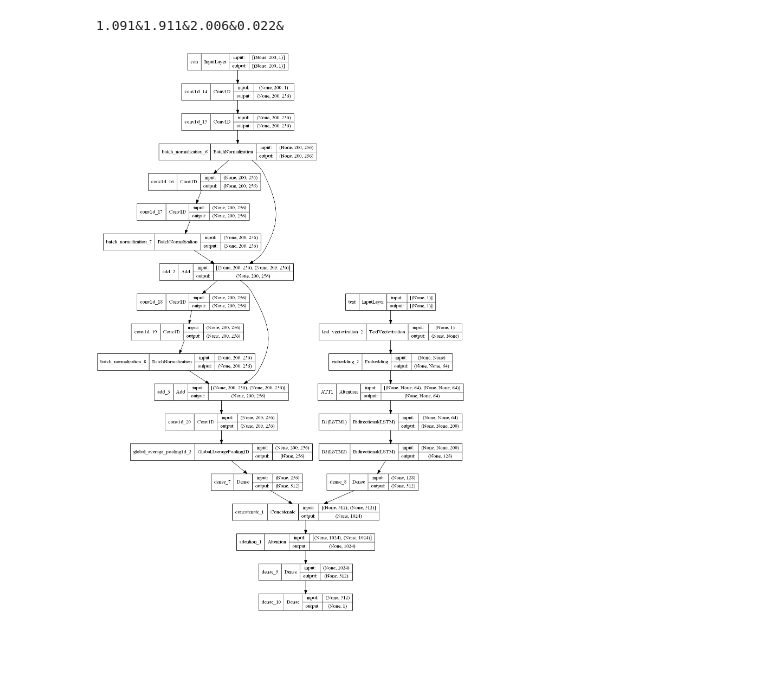
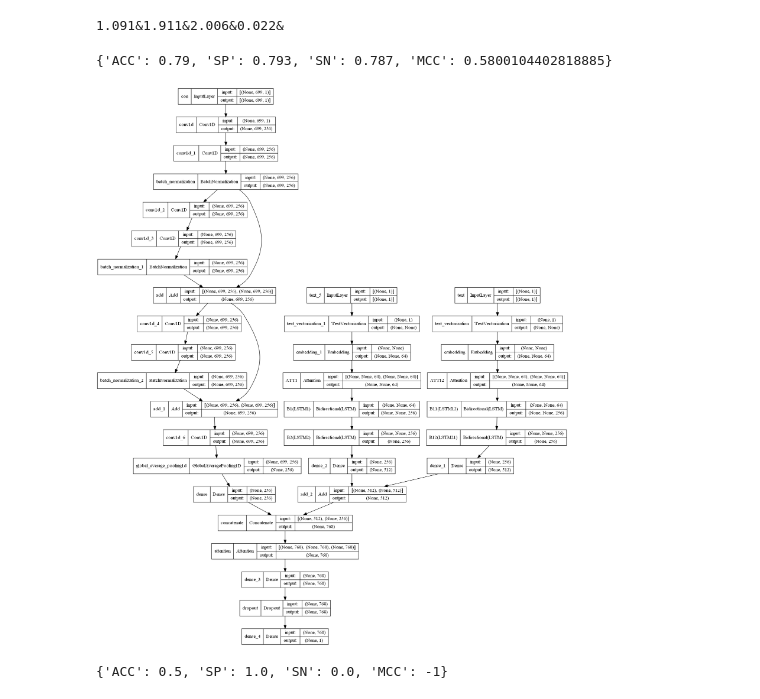
Before and after one commit to lftxd1/iEnhancer-DLRA, a Jupyter notebook: 1.ipynb, the cells around one changed output. Drawn from its saved outputs; the diff is of its cells as text; code cells hidden in the pictures; blank space fills up the shorter version.

```diff
--- a/1.ipynb
+++ b/1.ipynb
@@ -179,2 +274,16 @@ def returnVAccuracy():
+# %%
+import math
+TP=0.787
+TN=0.793
+FP=1-TN
+FN=1-TP
+SN=TP/(TP+FN)
+SP=TN/(TN+FP)
+ACC=(TP+TN)/(TP+TN+FN+FP)
+MCC=(TP*TN-FP*FN)/math.sqrt((TP+FP)*(TP+FN)*(TN+FP)*(TN+FN))
+text={"ACC":ACC,"SP":SP,"SN":SN,"MCC":MCC}
+text
+# %% [output]
+{'ACC': 0.79, 'SP': 0.793, 'SN': 0.787, 'MCC': 0.5800104402818885}
 # %%
 kf=KFold(n_splits=10,shuffle=True,random_state=5)
@@ -187,7 +298,7 @@ def load_model():
         kernel_size_1=1
         kernel_size_2=2
         kernel_size_3=3
-        input_con=tf.keras.Input(shape=(200,1),name='con')
+        input_con=tf.keras.Input(shape=(699,1),name='con')
         y=tf.keras.layers.Conv1D(kernel_num,kernel_size=kernel_size_1,strides=1,padding='same', activation=tf.nn.relu,kernel_regularizer=tf.keras.regularizers.l2(0.01))(input_con)
         y=tf.keras.layers.Conv1D(kernel_num, kernel_size=kernel_size_1,strides=1, padding='same', activation=tf.nn.relu,kernel_regularizer=tf.keras.regularizers.l2(0.01))(y)
 
@@ -197,53 +308,58 @@ def load_model():
         y=tf.keras.layers.Conv1D(kernel_num, kernel_size=kernel_size_2,strides=1, padding='same', activation=tf.nn.relu,kernel_regularizer=tf.keras.regularizers.l2(0.01))(y)
 
         y=tf.keras.layers.BatchNormalization()(y)
 
         block2_output=tf.keras.layers.add([y,block1_output])
 
         y=tf.keras.layers.Conv1D(kernel_num, kernel_size=kernel_size_3, padding='same', activation=tf.nn.relu,kernel_regularizer=tf.keras.regularizers.l2(0.01))(block2_output)
         y=tf.keras.layers.Conv1D(kernel_num, kernel_size=kernel_size_3, padding='same', activation=tf.nn.relu,kernel_regularizer=tf.keras.regularizers.l2(0.01))(y)
         y=tf.keras.layers.BatchNormalization()(y)
 
         block3_output=tf.keras.layers.add([y,block2_output])
 
-        # y=tf.keras.layers.Conv1D(kernel_num, kernel_size=kernel_size_3, padding='same', activation=tf.nn.relu,kernel_regularizer=tf.keras.regularizers.l2(0.01))(block3_output)
-        # y=tf.keras.layers.Conv1D(kernel_num, kernel_size=kernel_size_3, padding='same', activation=tf.nn.relu,kernel_regularizer=tf.keras.regularizers.l2(0.01))(y)
-        # y=tf.keras.layers.BatchNormalization()(y)
 
-        # block4_output=tf.keras.layers.add([y,block3_output])
-
-        # y=tf.keras.layers.Conv1D(kernel_num, kernel_size=kernel_size_3, padding='same', activation=tf.nn.relu,kernel_regularizer=tf.keras.regularizers.l2(0.01))(block4_output)
-        # y=tf.keras.layers.Conv1D(kernel_num, kernel_size=kernel_size_3, padding='same', activation=tf.nn.relu,kernel_regularizer=tf.keras.regularizers.l2(0.01))(y)
-        # y=tf.keras.layers.BatchNormalization()(y)
-
-        # block5_output=tf.keras.layers.add([y,block4_output])
-
-        y=tf.keras.layers.Conv1D(kernel_num, kernel_size=1, padding='same', activation=tf.nn.relu,kernel_regularizer=tf.keras.regularizers.l2(0.01))(block3_output)
+        y=tf.keras.layers.Conv1D(kernel_num, kernel_size=3, padding='same', activation=tf.nn.relu,kernel_regularizer=tf.keras.regularizers.l2(0.01))(block3_output)
 
         y=tf.keras.layers.GlobalAveragePooling1D()(y)
-        y=tf.keras.layers.Dense(512, activation='relu')(y)
+        y=tf.keras.layers.Dense(256,activation='relu')(y)
 
         input_text=tf.keras.Input(shape=(1,),dtype='string',name="text")
         encoder=tf.keras.layers.TextVectorization(max_tokens=100)
-        encoder.adapt(feature_text)
+        encoder.adapt(train_text)
         x=encoder(input_text)
 
         x=tf.keras.layers.Embedding(input_dim=len(encoder.get_vocabulary()),output_dim=64,mask_zero=True)(x)
-        x=tf.keras.layers.Attention(name="ATT1")([x,x])
-        x=tf.keras.layers.Bidirectional(tf.keras.layers.LSTM(100,return_sequences=True,name="LSTM1"),name="B1")(x)
-        x=tf.keras.layers.Bidirectional(tf.keras.layers.LSTM(64,name="LSTM2"),name="B2")(x)
-        x=tf.keras.layers.Dense(512, activation='relu')(x)
+        x=tf.keras.layers.Attention(name="ATT12")([x,x])
+        x=tf.keras.layers.Bidirectional(tf.keras.layers.LSTM(128,return_sequences=True,name="LSTM12"),name="B11")(x)
+        x=tf.keras.layers.Bidirectional(tf.keras.layers.LSTM(128,name="LSTM21"),name="B12")(x)
+        x=tf.keras.layers.Dense(512,activation='relu')(x)
+
+        input_text_5=tf.keras.Input(shape=(1,),dtype='string',name="text_5")
+        encoder_5=tf.keras.layers.TextVectorization(max_tokens=100)
+        encoder_5.adapt(train_text_5)
+        z=encoder_5(input_text_5)
+
+        z=tf.keras.layers.Embedding(input_dim=len(encoder.get_vocabulary()),output_dim=64,mask_zero=True)(z)
+        z=tf.keras.layers.Attention(name="ATT1")([z,z])
+        z=tf.keras.layers.Bidirectional(tf.keras.layers.LSTM(128,return_sequences=True,name="LSTM1"),name="B1")(z)
+        z=tf.keras.layers.Bidirectional(tf.keras.layers.LSTM(128,name="LSTM2"),name="B2")(z)
+        z=tf.keras.layers.Dense(512,activation='relu')(z)
+
+        x=tf.keras.layers.add([z,x])
 
         feature_layer=tf.keras.layers.concatenate([x,y])
-        att=tf.keras.layers.Attention()([feature_layer,feature_layer])
-        den=tf.keras.layers.Dense(512, activation='relu')(att)
-        output=tf.keras.layers.Dense(1)(den)
-        model=tf.keras.Model([input_con,input_text],output)
+
+        att=tf.keras.layers.Attention()([feature_layer,feature_layer,feature_layer])
+
+        d=tf.keras.layers.Dense(768,activation='relu')(att)
+        d=tf.keras.layers.Dropout(0.1)(d)
+        output=tf.keras.layers.Dense(1)(d)
+        model=tf.keras.Model([input_text_5,input_text,input_con],output)
         base_learning_rate = 0.001
         model.compile(optimizer=tf.keras.optimizers.Adam(learning_rate=base_learning_rate),
                 loss=tf.keras.losses.BinaryCrossentropy(from_logits=True),metrics=['accuracy'])
         return model
 model=load_model()
 tf.keras.utils.plot_model(model,show_shapes=True)
 # %% [output]
-[figure, old version]
+[figure, new version]
@@ -343,2 +397,6 @@ def train(index):
         print(text,val_acc)
     record.append(text)
+# %%
+returnAccuracy()
+# %% [output]
+{'ACC': 0.5, 'SP': 1.0, 'SN': 0.0, 'MCC': -1}
```
Also changed, not shown: parts of 23 cells of this notebook, 13 other files.
